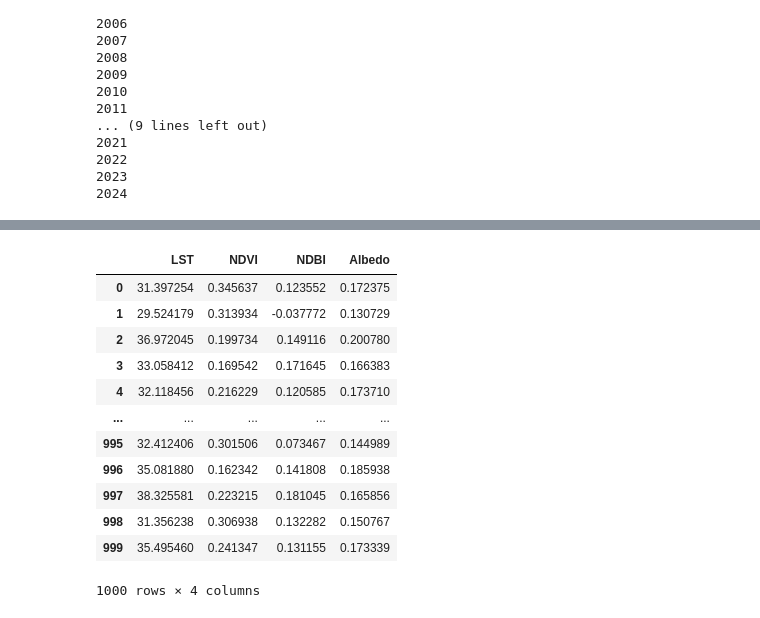
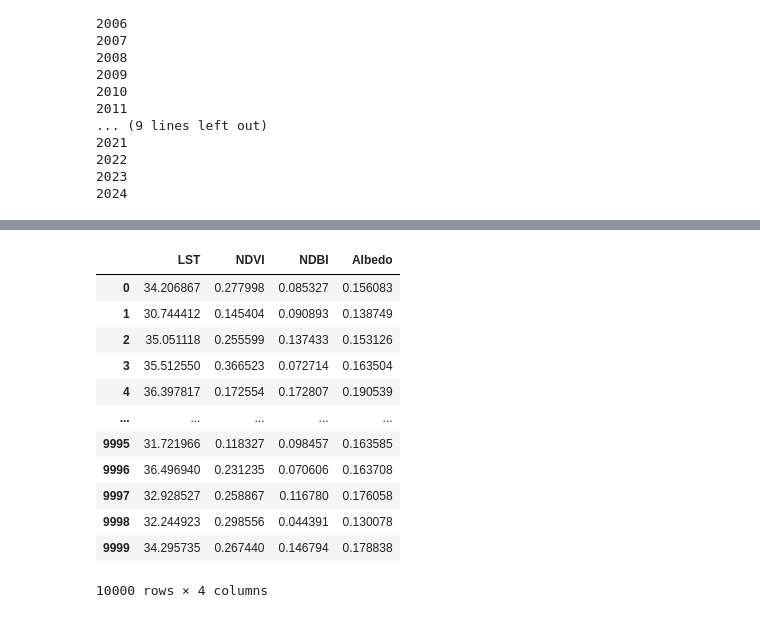
Before and after one commit to Rishi-Bharadwaj/Urban-Heat-Island-Analysis, a Jupyter notebook: building_df_pixels.ipynb, the cells around one changed output, grey strips where cells are left out. Saved outputs shown, nothing was run; the diff lists cells and outputs as text; code cells hidden in the pictures.

```diff
--- a/building_df_pixels.ipynb
+++ b/building_df_pixels.ipynb
@@ -165,17 +181,17 @@ df["Pointwise_Data"][0]
 # %%
-newdf=pd.read_pickle(r"C:\Users\rishi\ml_projects\UHI\New Notebooks\pixelated_db.pkl")
-newdf["Pointwise_Data"][0]
+newdf=pd.read_pickle(r"/home/f20222001/test-venv/UHI/New Notebooks/pixelated_db_10k.pkl")
+newdf['Pointwise_Data'][0]
 # %% [output]
 |  | LST | NDVI | NDBI | Albedo |
-| 0 | 31.397254 | 0.345637 | 0.123552 | 0.172375 |
-| 1 | 29.524179 | 0.313934 | -0.037772 | 0.130729 |
-| 2 | 36.972045 | 0.199734 | 0.149116 | 0.200780 |
-| 3 | 33.058412 | 0.169542 | 0.171645 | 0.166383 |
-| 4 | 32.118456 | 0.216229 | 0.120585 | 0.173710 |
+| 0 | 34.206867 | 0.277998 | 0.085327 | 0.156083 |
+| 1 | 30.744412 | 0.145404 | 0.090893 | 0.138749 |
+| 2 | 35.051118 | 0.255599 | 0.137433 | 0.153126 |
+| 3 | 35.512550 | 0.366523 | 0.072714 | 0.163504 |
+| 4 | 36.397817 | 0.172554 | 0.172807 | 0.190539 |
 | ... | ... | ... | ... | ... |
-| 995 | 32.412406 | 0.301506 | 0.073467 | 0.144989 |
-| 996 | 35.081880 | 0.162342 | 0.141808 | 0.185938 |
-| 997 | 38.325581 | 0.223215 | 0.181045 | 0.165856 |
-| 998 | 31.356238 | 0.306938 | 0.132282 | 0.150767 |
-| 999 | 35.495460 | 0.241347 | 0.131155 | 0.173339 |
+| 9995 | 31.721966 | 0.118327 | 0.098457 | 0.163585 |
+| 9996 | 36.496940 | 0.231235 | 0.070606 | 0.163708 |
+| 9997 | 32.928527 | 0.258867 | 0.116780 | 0.176058 |
+| 9998 | 32.244923 | 0.298556 | 0.044391 | 0.130078 |
+| 9999 | 34.295735 | 0.267440 | 0.146794 | 0.178838 |
-1000 rows × 4 columns
+10000 rows × 4 columns
```
Also changed, not shown: parts of 6 cells of this notebook, 5 other files.
